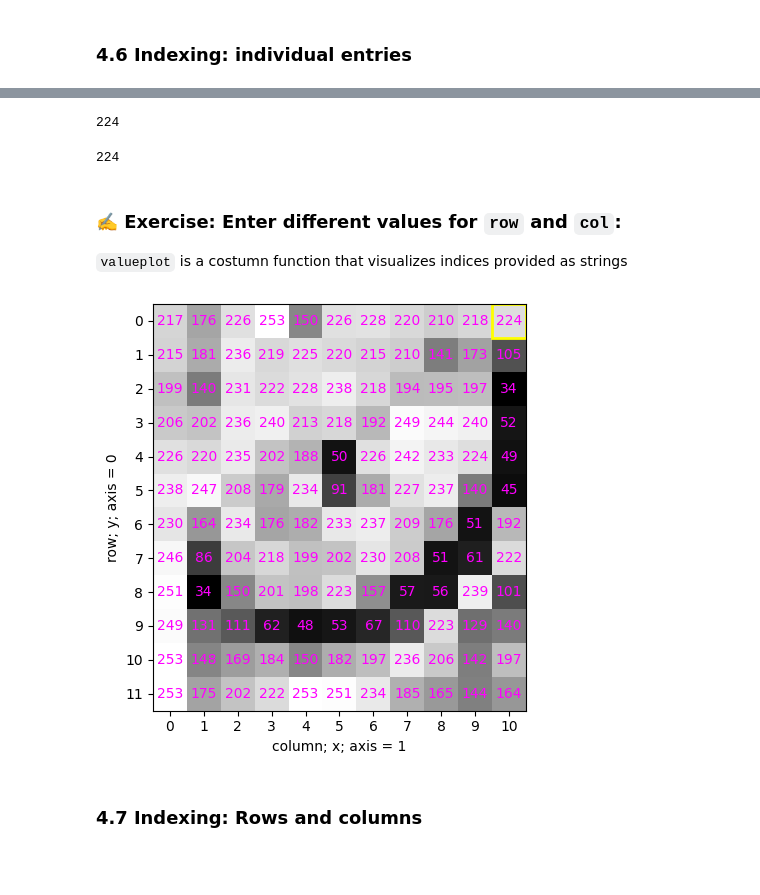
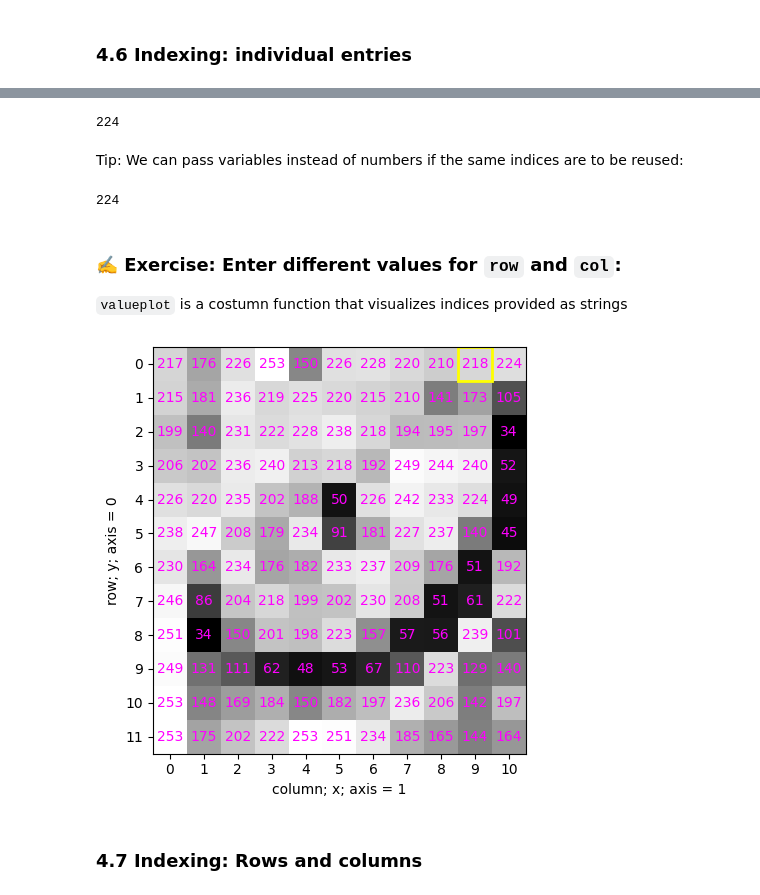
Before and after one commit to tlambert03/bobiac, a Jupyter notebook: content/04_digital_images_intro/python_for_bioimage_analysis.ipynb, the cells around one changed output, grey strips where cells are left out. Saved outputs shown, nothing was run; the diff lists cells and outputs as text; code cells hidden in the pictures; blank space fills up the shorter version.

````diff
--- a/content/04_digital_images_intro/python_for_bioimage_analysis.ipynb
+++ b/content/04_digital_images_intro/python_for_bioimage_analysis.ipynb
@@ -375,21 +387,24 @@ Or pass variables instead of numbers if the same numbers are to be reused:
 # %%
 # Pass numbers directly
 print(cat[0, 10])
-
-# Define variables
-row, col = 0, 10
-print(cat[row, col])
 # %% [output]
 224
-224
+# %% [markdown]
+Tip: We can pass variables instead of numbers if the same indices are to be reused:
+# %%
+# Define variables
+row, col = 0, 10
+print(cat[row, col])
+# %% [output]
+224
 # %% [markdown]
 ### ✍️ Exercise: Enter different values for ```row``` and ```col```:
 ```valueplot``` is a costumn function that visualizes indices provided as strings
 # %%
-row, col = 0, 10
+row, col = 0, -2
 valueplot(cat, indices=str([row, col]))
 # %% [output]
-[figure, old version]
+[figure, new version]
 # %% [markdown]
 ### 4.7 Indexing: Rows and columns
 # %% [markdown]
````
Also changed, not shown: parts of 30 cells of this notebook.
